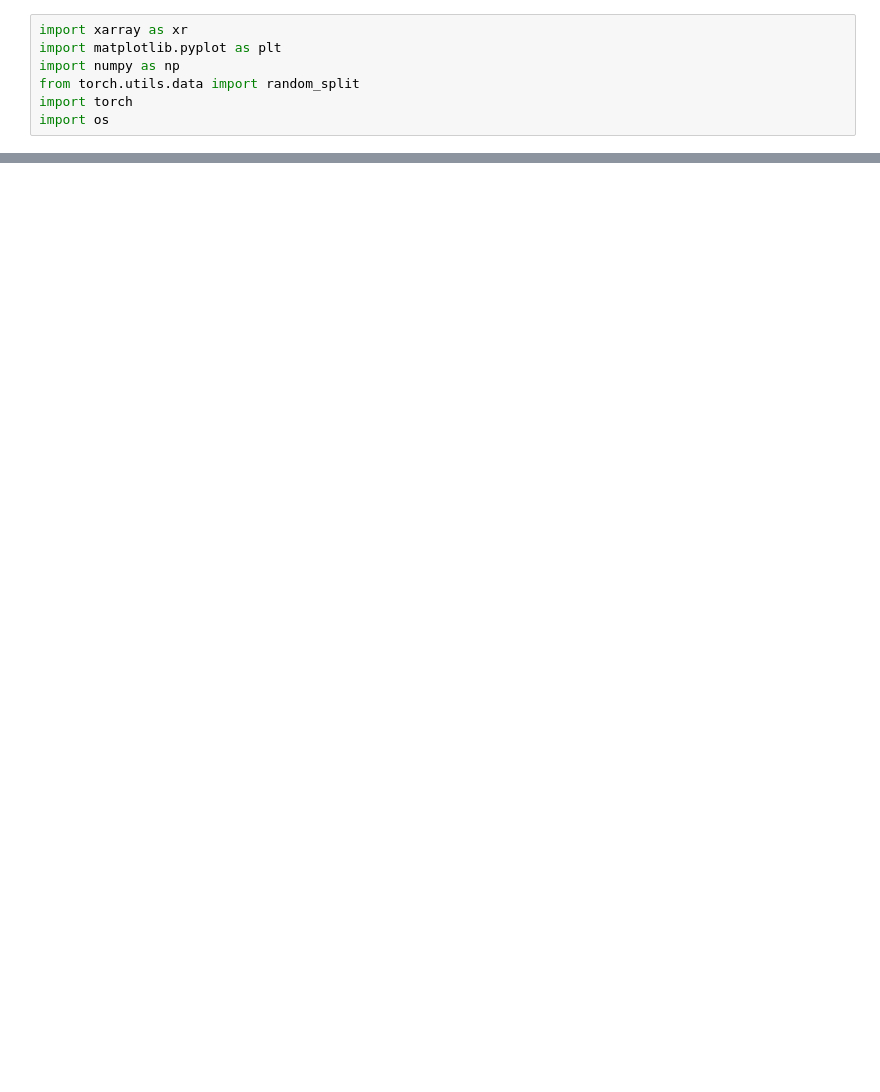
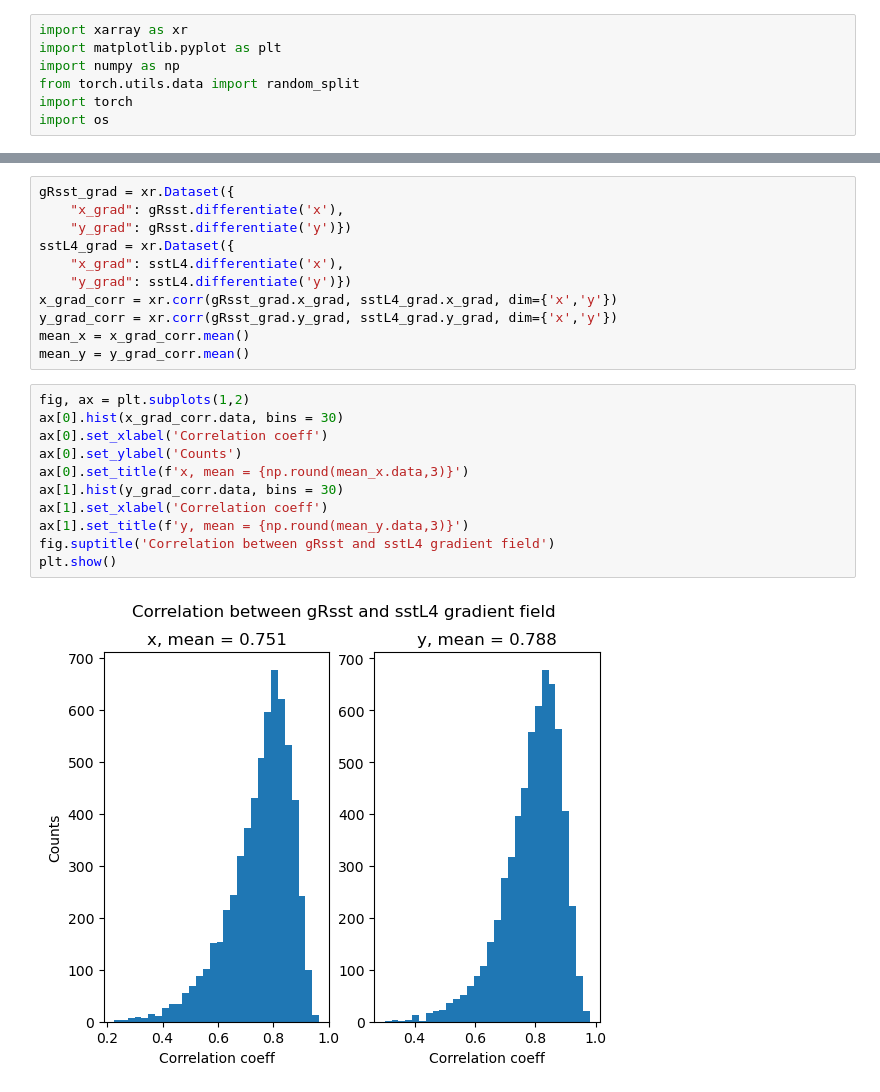
Before and after one commit to MEH04/sst_super_res, a Jupyter notebook: data_analysis.ipynb, the cells around one changed output, grey strips where cells are left out. Drawn from its saved outputs; the diff is of its cells as text; blank space fills up the shorter version.

```diff
--- a/data_analysis.ipynb
+++ b/data_analysis.ipynb
@@ -54,0 +91,24 @@ Text(0.5, 1.0, 'Mean in tile')
+# %%
+gRsst_grad = xr.Dataset({
+    "x_grad": gRsst.differentiate('x'),
+    "y_grad": gRsst.differentiate('y')})
+sstL4_grad = xr.Dataset({
+    "x_grad": sstL4.differentiate('x'),
+    "y_grad": sstL4.differentiate('y')})
+x_grad_corr = xr.corr(gRsst_grad.x_grad, sstL4_grad.x_grad, dim={'x','y'})
+y_grad_corr = xr.corr(gRsst_grad.y_grad, sstL4_grad.y_grad, dim={'x','y'})
+mean_x = x_grad_corr.mean()
+mean_y = y_grad_corr.mean()
+# %%
+fig, ax = plt.subplots(1,2)
+ax[0].hist(x_grad_corr.data, bins = 30)
+ax[0].set_xlabel('Correlation coeff')
+ax[0].set_ylabel('Counts')
+ax[0].set_title(f'x, mean = {np.round(mean_x.data,3)}')
+ax[1].hist(y_grad_corr.data, bins = 30)
+ax[1].set_xlabel('Correlation coeff')
+ax[1].set_title(f'y, mean = {np.round(mean_y.data,3)}')
+fig.suptitle('Correlation between gRsst and sstL4 gradient field')
+plt.show()
+# %% [output]
+[figure, added]
```
Also changed, not shown: parts of 12 cells of this notebook, 3 other files.
